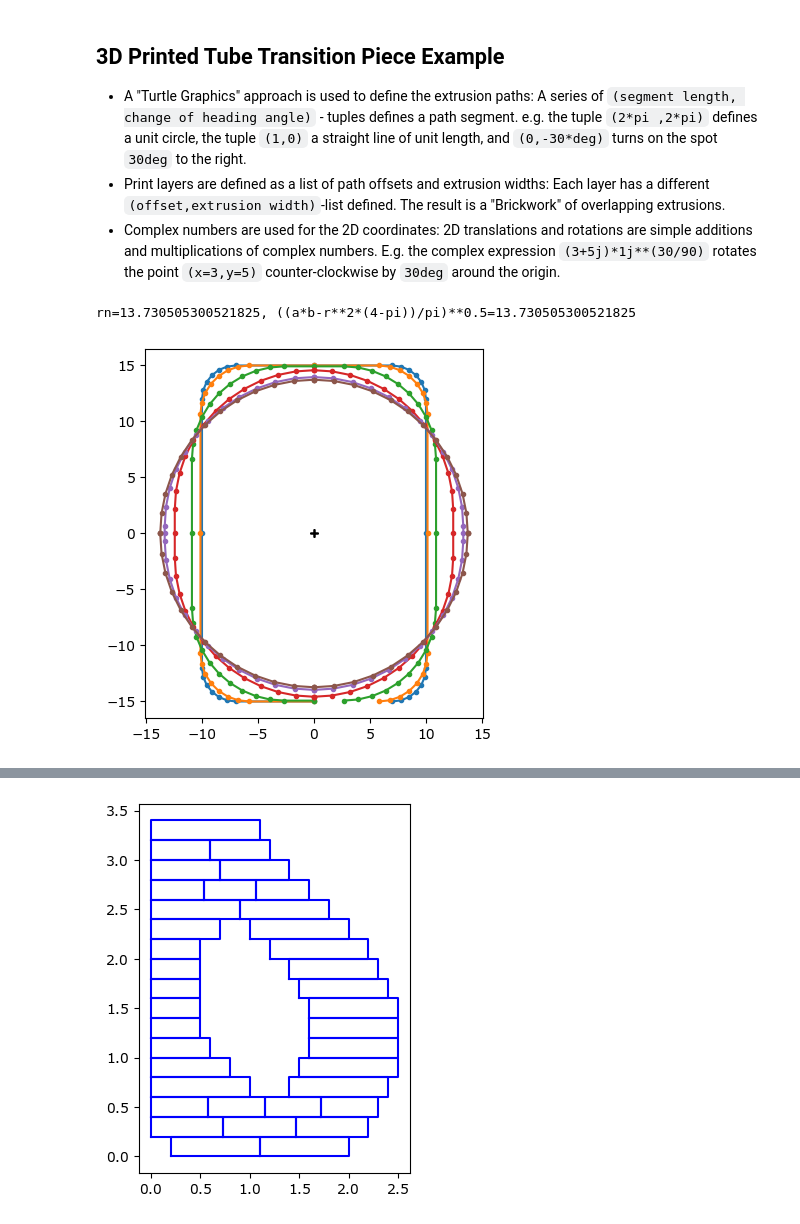
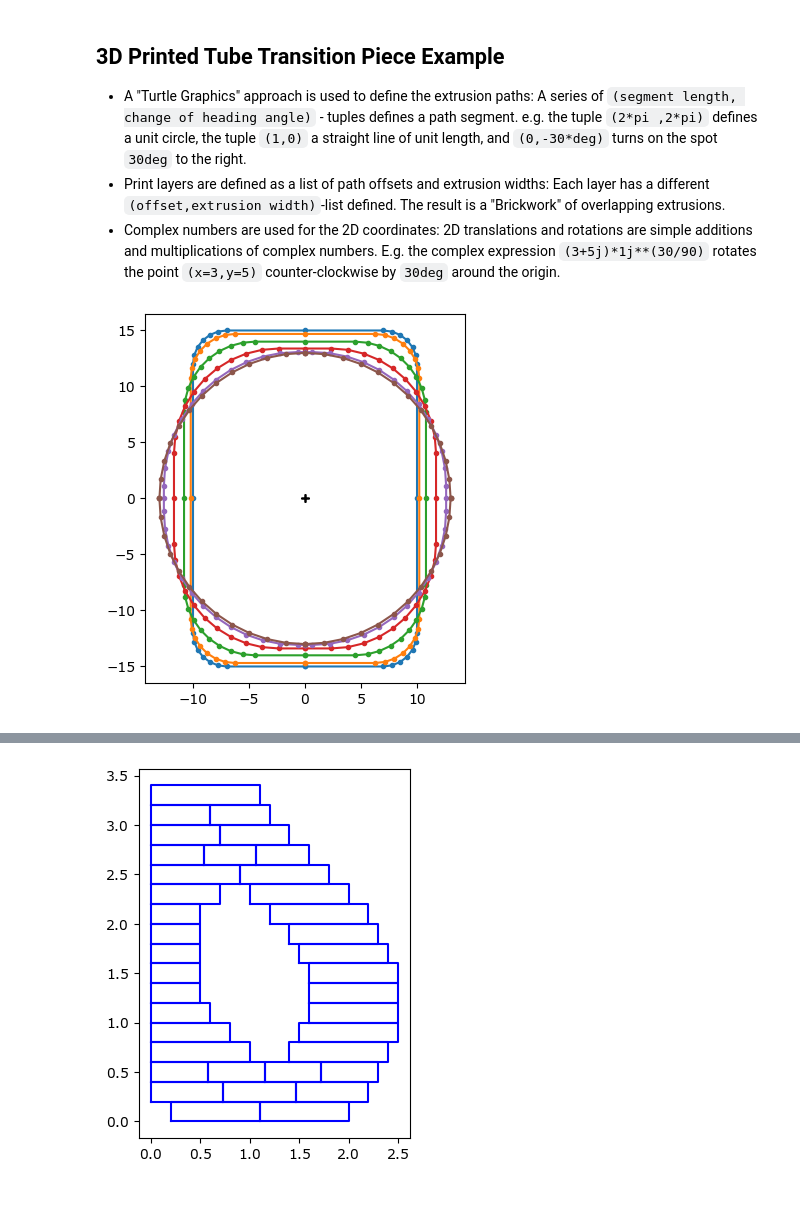
Before and after one commit to RichardPotthoff/myrepo, a Jupyter notebook: transition_piece.ipynb, the cells around one changed output, grey strips where cells are left out. Drawn from its saved outputs; the diff is of its cells as text; code cells hidden in the pictures.

```diff
--- a/transition_piece.ipynb
+++ b/transition_piece.ipynb
@@ -76,31 +151,42 @@ def turtlePath2ComplexPoints(turtlePath,p0=0+0j,a0=1+0j,scale=1.0,tol=0.05,offs=
             yield p
           v*=dda
           a*=dda
-# %%
-def transitionPiece(a,b,r):
-    return mirrorTurtlePath([[a/2-r,0.0],[r*90*deg,90*deg],[b/2-r,0.0]])*2
-a,b,r=20,30,3
-rn=(turtlePathLengthArea(transitionPiece(a,b,r))[1]/pi)**0.5 #circle with same area
-print(f'{rn=}, {((a*b-r**2*(4-pi))/pi)**0.5=}')
-n=6
-from math import cos,pi
-a0=1+0j
-for i in range(n):
-  alpha=0.5+0.5*cos(i/(n-1)*pi)
-  r_=min(a/2,b/2,r+ (rn-r)*(1-alpha))
-  a_,b_=2*r_+(a-2*r_)*alpha, 2*r_+(b-2*r_)*alpha
-  turtlePath=transitionPiece(a_,b_,r_)
-  L_,A_=turtlePathLengthArea(turtlePath)
-  if i==0:
-      L,A=L_,A_
-  scale=(A/A_)**0.5
-  p0=0-1j*b_*scale/2
-  px,headings=np.array(list(turtlePath2ComplexPoints(turtlePath,scale=scale,p0=p0,a0=a0,tol= 0.03,offs=0,return_heading=True))).transpose()
-  plt.plot(0,0,'k+')
-  plt.plot(px.real,px.imag,'.-')
-plt.gca().set_aspect('equal')
-plt.show()
-# %% [output]
-rn=13.730505300521825, ((a*b-r**2*(4-pi))/pi)**0.5=13.730505300521825
-[figure, removed]
+# %%
+#definition of a cross-section of the transition piece as a series of circle segments (turtle path)
+from math import cos,pi
+
+def transitionPiece(width,depth,radius):
+    'This function returns a turtle path for a rectangle with a width of "width", a depth of "depth", \n'
+    'and rounded corners with a radius of "radius".'
+    'If the radius is too large, an exception is raised.'
+    if (radius>(width/2)) or (radius>(depth/2)) or (radius<0):
+        raise Exception(f'argument "radius" out of bounds: transitionPiece({width=}, {depth=}, {radius=})')
+    #first, one quadrant is defined ...
+    quadrant=[(width/2-radius, 0.0),(radius*90*deg,90*deg),(depth/2-radius,0.0)]
+    #... which is then mirrored and duplicated to give the full shape:
+    return mirrorTurtlePath(quadrant)*2 #this is a list multiplication: concatenate the same list twice
+
+bottom_area=turtlePathArea(transitionPiece(bottom_width,bottom_depth,bottom_radius))
+top_area=turtlePathArea(transitionPiece(top_width,top_depth,top_radius))
+
+n=6
+
+start_heading=1+0j# to the right
+for i in range(n):
+  alpha=(1+cos(i/(n-1)*pi))/2 #alpha for smooth blending
+  blend_radius=                                  bottom_radius * alpha  +                top_radius * (1-alpha)
+  blend_width =2*blend_radius + (bottom_width-2*bottom_radius) * alpha  +  (top_width-2*top_radius) * (1-alpha)
+  blend_depth =2*blend_radius + (bottom_depth-2*bottom_radius) * alpha  +  (top_depth-2*top_radius) * (1-alpha)
+  desired_blend_area  =                      (bottom_area**0.5 * alpha  +             top_area**0.5 * (1-alpha))**2
+  blend_turtlePath=transitionPiece(blend_width,blend_depth,blend_radius)
+  actual_blend_area=turtlePathArea(blend_turtlePath)
+  scale=(desired_blend_area/actual_blend_area)**0.5
+  path_start=0-1j*blend_depth*scale/2
+  px,headings=np.array(list(turtlePath2ComplexPoints(blend_turtlePath,scale=scale,p0=path_start,a0=start_heading,tol=detail_tolerance,offs=0,return_startpoint=True,return_heading=True))).transpose()
+  plt.plot(0,0,'k+')
+  plt.plot(px.real,px.imag,'.-')
+plt.gca().set_aspect('equal')
+plt.show()
+# %% [output]
+[figure, added]
 # %%
```
Also changed, not shown: parts of 13 cells of this notebook.
